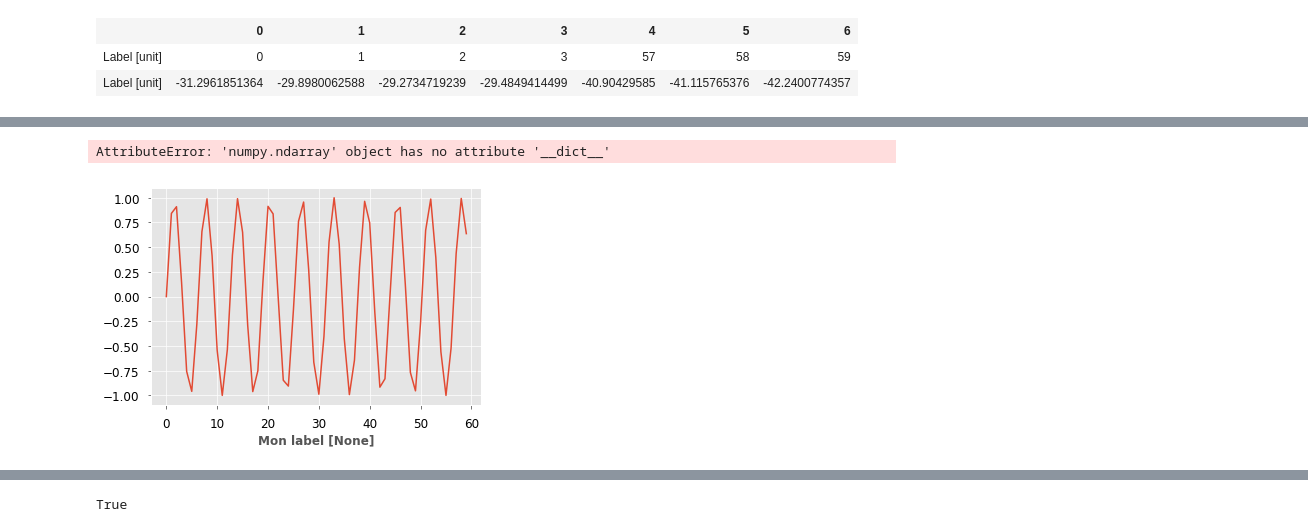
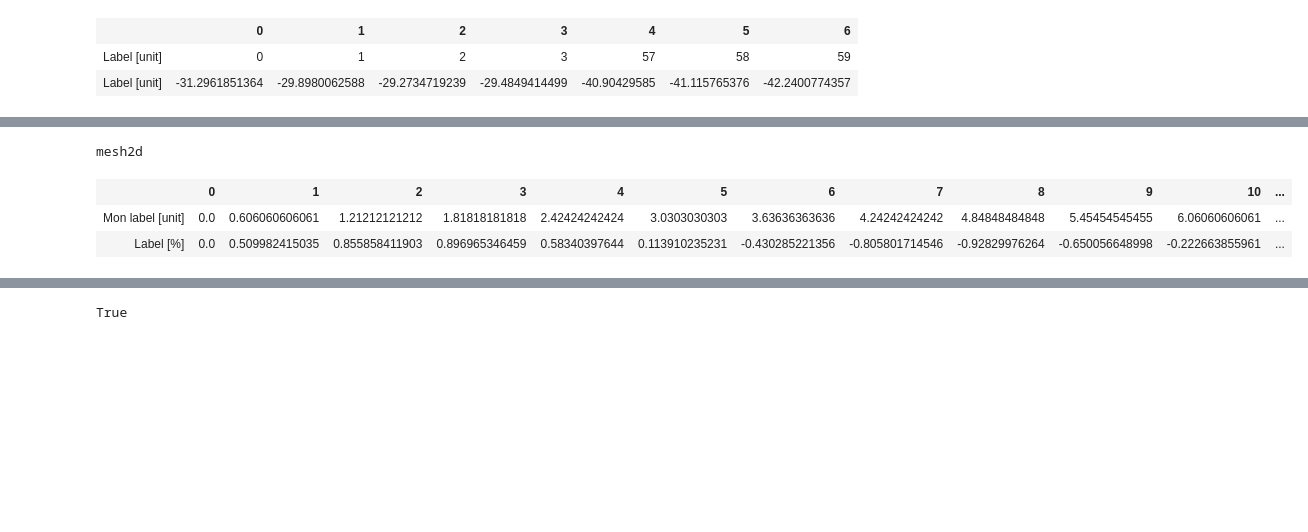
Before and after one commit to e-roux/lerp, a Jupyter notebook: docs/_src/lerp.ipynb, the cells around one changed output, grey strips where cells are left out. Saved outputs shown, nothing was run; the diff lists cells and outputs as text; code cells hidden in the pictures; blank space fills up the shorter version.

```diff
--- a/docs/_src/lerp.ipynb
+++ b/docs/_src/lerp.ipynb
@@ -206,6 +231,7 @@ test.steps.plot() #.__dict__
 # %%
-test.plot()
-test.steps.resample(np.arange(60)).plot()
+test.resample(np.linspace(0,60,100))
 # %% [output]
-AttributeError: 'numpy.ndarray' object has no attribute '__dict__'
+mesh2d
-[figure, removed]
+|  | 0 | 1 | 2 | 3 | 4 | 5 | 6 | 7 | 8 | 9 | 10 | ... |
+| Mon label [unit] | 0.0 | 0.606060606061 | 1.21212121212 | 1.81818181818 | 2.42424242424 | 3.0303030303 | 3.63636363636 | 4.24242424242 | 4.84848484848 | 5.45454545455 | 6.06060606061 | ... |
+| Label [%] | 0.0 | 0.509982415035 | 0.855858411903 | 0.896965346459 | 0.58340397644 | 0.113910235231 | -0.430285221356 | -0.805801714546 | -0.92829976264 | -0.650056648998 | -0.222663855961 | ... |
```
Also changed, not shown: parts of 31 cells of this notebook.
